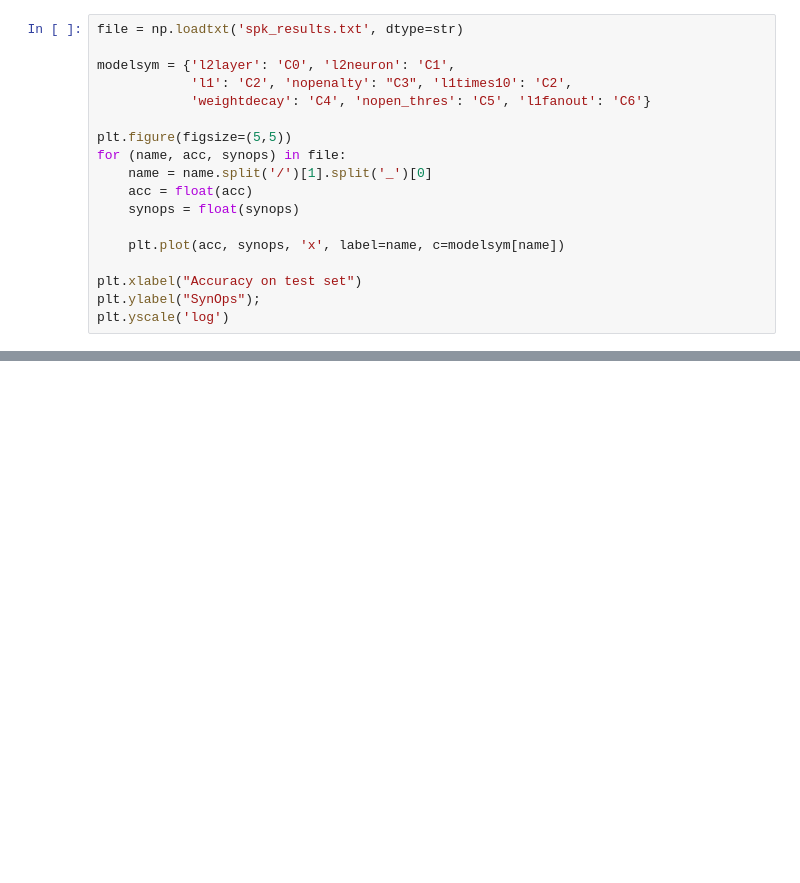
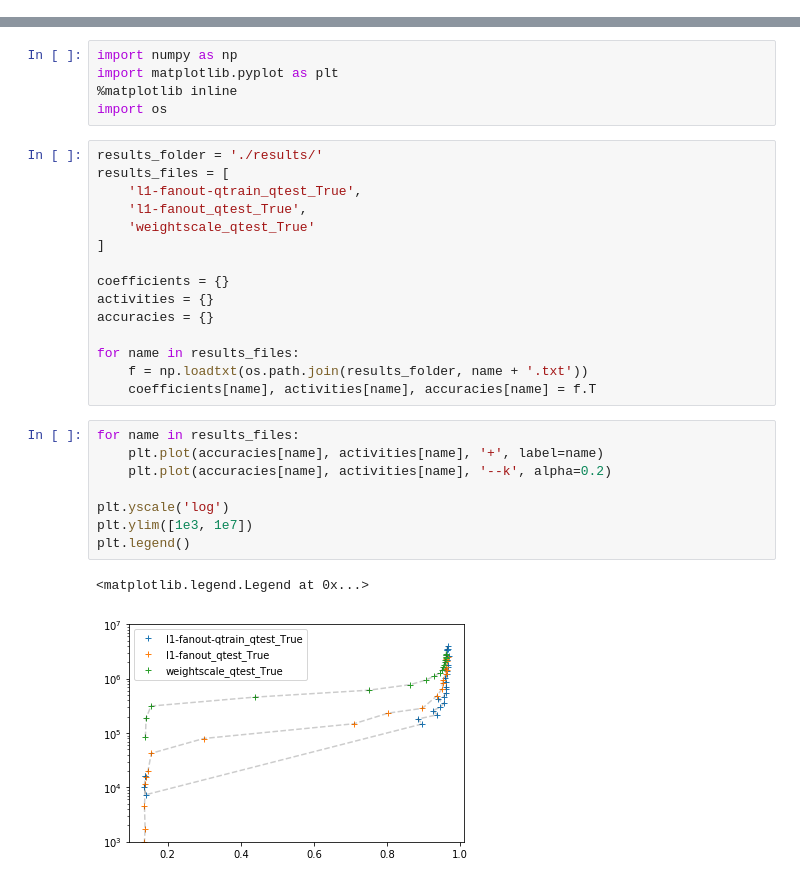
Before and after one commit to fgr1986/synoploss, a Jupyter notebook: scripts/mnist_dvs/show_results.ipynb, the cells around one changed output, grey strips where cells are left out. Drawn from its saved outputs; the diff is of its cells as text; blank space fills up the shorter version.

Commit message:
plots

```diff
--- a/scripts/mnist_dvs/show_results.ipynb
+++ b/scripts/mnist_dvs/show_results.ipynb
@@ -33,18 +0,0 @@ plt.yscale('log')
-# %%
-file = np.loadtxt('spk_results.txt', dtype=str)
-
-modelsym = {'l2layer': 'C0', 'l2neuron': 'C1',
-            'l1': 'C2', 'nopenalty': "C3", 'l1times10': 'C2',
-            'weightdecay': 'C4', 'nopen_thres': 'C5', 'l1fanout': 'C6'}
-
-plt.figure(figsize=(5,5))
-for (name, acc, synops) in file:
-    name = name.split('/')[1].split('_')[0]
-    acc = float(acc)
-    synops = float(synops)
-
-    plt.plot(acc, synops, 'x', label=name, c=modelsym[name])
-
-plt.xlabel("Accuracy on test set")
-plt.ylabel("SynOps");
-plt.yscale('log')
@@ -87,0 +1,31 @@ ax[1].plot(accuracies, weighed_activities, '+k')
+# %%
+import numpy as np
+import matplotlib.pyplot as plt
+%matplotlib inline
+import os
+# %%
+results_folder = './results/'
+results_files = [
+    'l1-fanout-qtrain_qtest_True',
+    'l1-fanout_qtest_True',
+    'weightscale_qtest_True'
+]
+
+coefficients = {}
+activities = {}
+accuracies = {}
+
+for name in results_files:
+    f = np.loadtxt(os.path.join(results_folder, name + '.txt'))
+    coefficients[name], activities[name], accuracies[name] = f.T
+# %%
+for name in results_files:
+    plt.plot(accuracies[name], activities[name], '+', label=name)
+    plt.plot(accuracies[name], activities[name], '--k', alpha=0.2)
+
+plt.yscale('log')
+plt.ylim([1e3, 1e7])
+plt.legend()
+# %% [output]
+<matplotlib.legend.Legend at 0x...>
+[figure, added]
```
Also changed, not shown: parts of 7 cells of this notebook, 1 other file.
